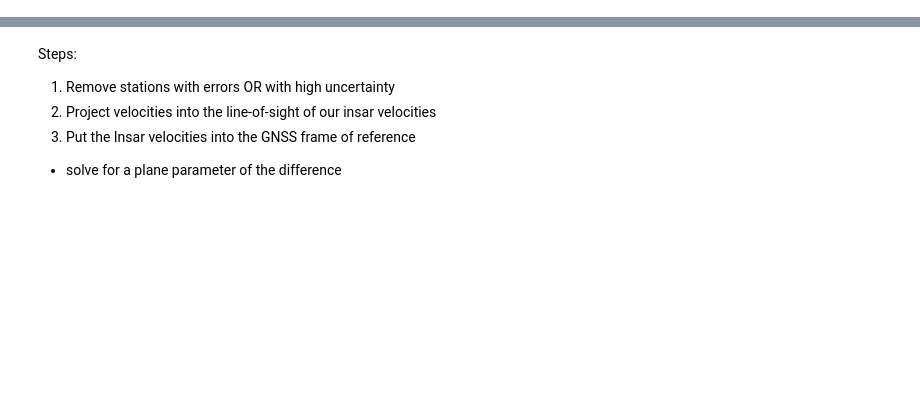
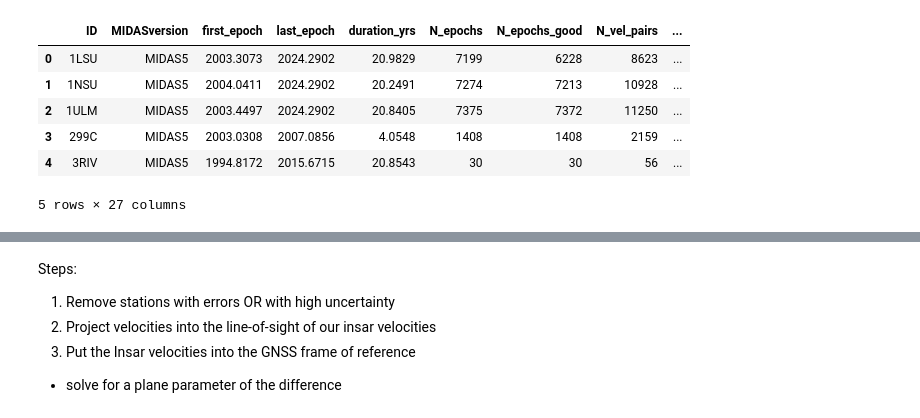
Before and after one commit to jlmaurer/gemlab, a Jupyter notebook: software/gnss/Load_GPS_UNR.ipynb, the cells around one changed output, grey strips where cells are left out. Saved outputs shown, nothing was run; the diff lists cells and outputs as text; code cells hidden in the pictures; blank space fills up the shorter version.

```diff
--- a/software/gnss/Load_GPS_UNR.ipynb
+++ b/software/gnss/Load_GPS_UNR.ipynb
@@ -11,0 +50,10 @@ df = pd.read_csv('GPS_data.csv')
+# %%
+df.head()
+# %% [output]
+|  | ID | MIDASversion | first_epoch | last_epoch | duration_yrs | N_epochs | N_epochs_good | N_vel_pairs | ... |
+| 0 | 1LSU | MIDAS5 | 2003.3073 | 2024.2902 | 20.9829 | 7199 | 6228 | 8623 | ... |
+| 1 | 1NSU | MIDAS5 | 2004.0411 | 2024.2902 | 20.2491 | 7274 | 7213 | 10928 | ... |
+| 2 | 1ULM | MIDAS5 | 2003.4497 | 2024.2902 | 20.8405 | 7375 | 7372 | 11250 | ... |
+| 3 | 299C | MIDAS5 | 2003.0308 | 2007.0856 | 4.0548 | 1408 | 1408 | 2159 | ... |
+| 4 | 3RIV | MIDAS5 | 1994.8172 | 2015.6715 | 20.8543 | 30 | 30 | 56 | ... |
+5 rows × 27 columns
```
Also changed, not shown: parts of 32 cells of this notebook, 5 other files.
